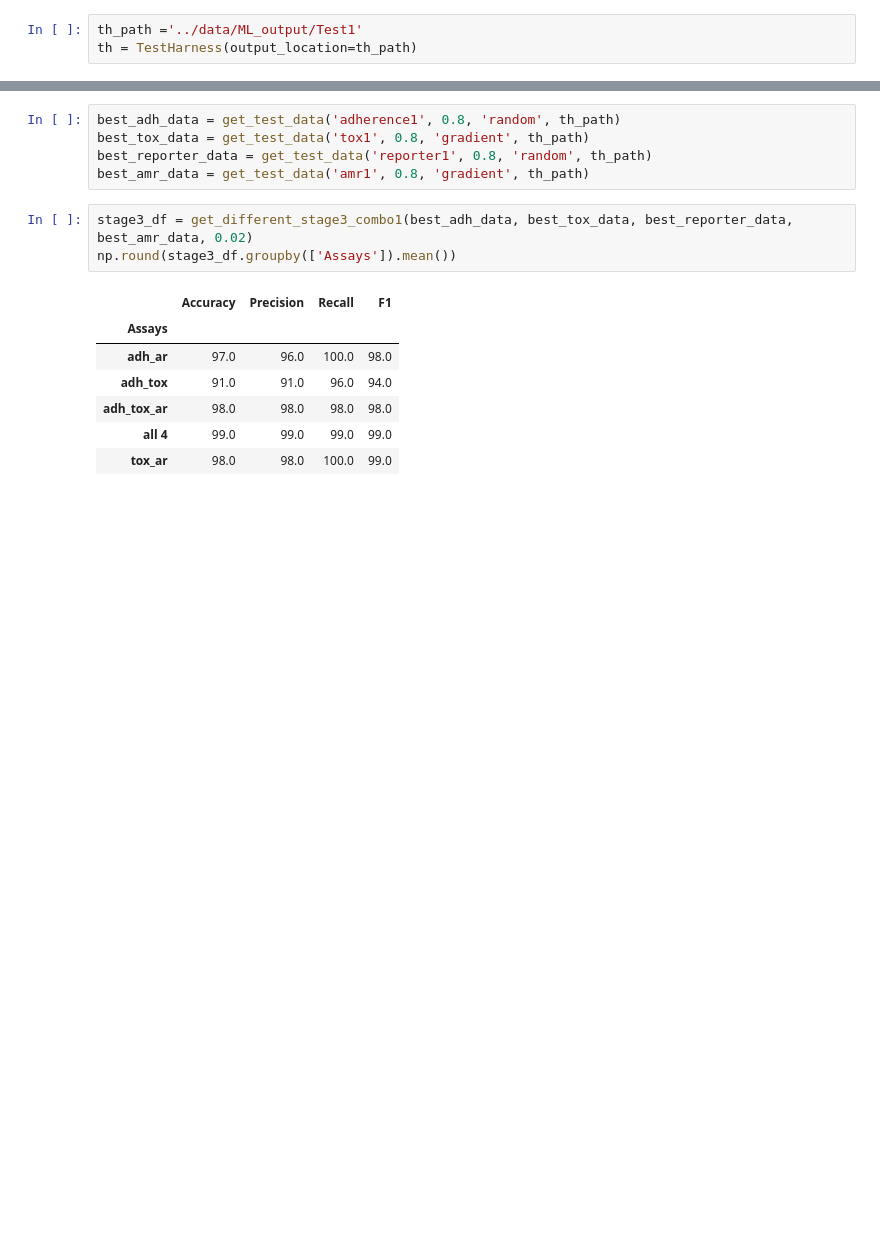
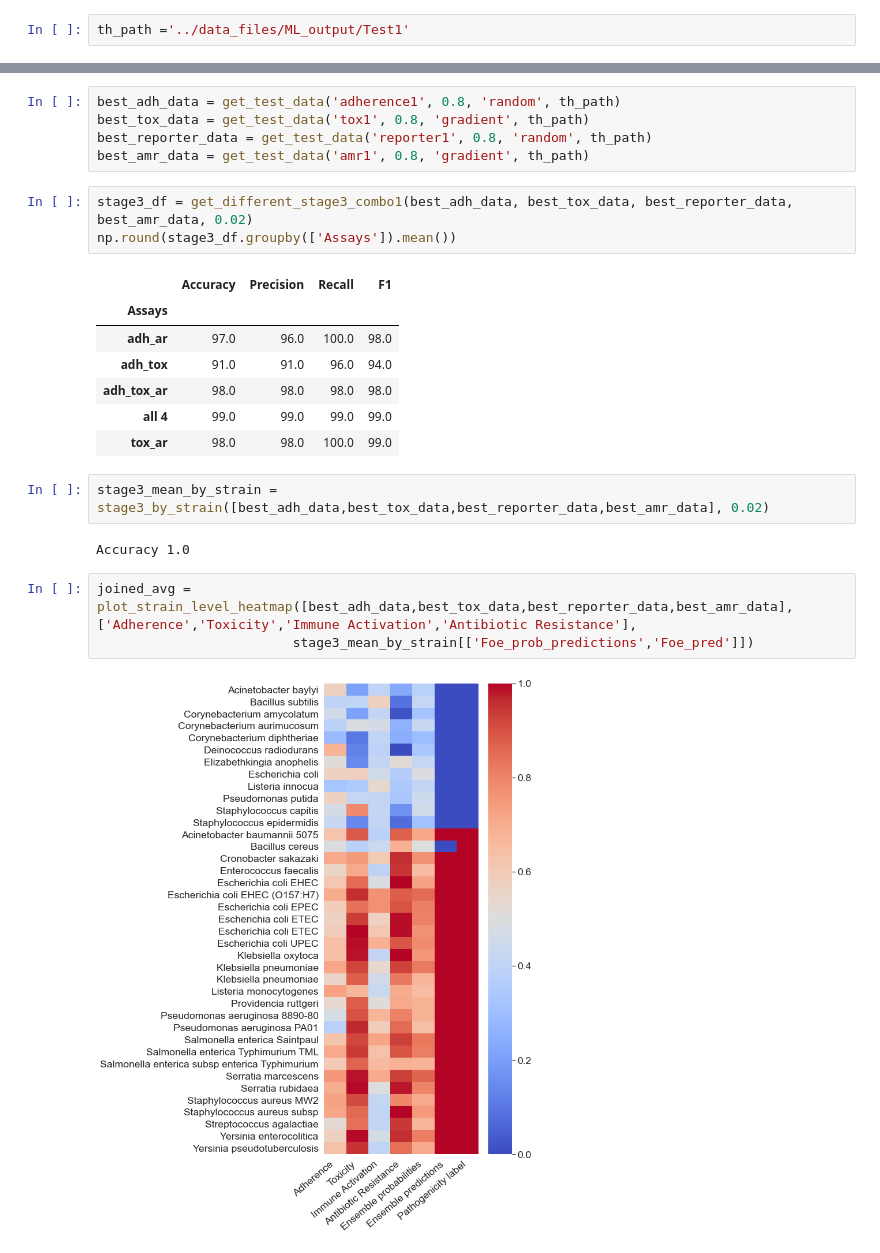
Before and after one commit to netrias/PathEngine, a Jupyter notebook: notebooks/IVV_Test1.ipynb, the cells around one changed output, grey strips where cells are left out. Saved outputs shown, nothing was run; the diff lists cells and outputs as text; blank space fills up the shorter version.

Commit message:
Updated the notebook and added a function to plot the heatmap

```diff
--- a/notebooks/IVV_Test1.ipynb
+++ b/notebooks/IVV_Test1.ipynb
@@ -24,8 +15,7 @@ from harness.th_model_instances.perovskite_models.xgboost import gradient_booste
 %load_ext autoreload
 %autoreload 2
 # %%
-th_path ='../data/ML_output/Test1'
-th = TestHarness(output_location=th_path)
+th_path ='../data_files/ML_output/Test1'
 # %% [markdown]
 # Adherence
 # %%
@@ -287,3 +291,12 @@ np.round(stage3_df.groupby(['Assays']).mean())
 | adh_tox_ar | 98.0 | 98.0 | 98.0 | 98.0 |
 | all 4 | 99.0 | 99.0 | 99.0 | 99.0 |
 | tox_ar | 98.0 | 98.0 | 100.0 | 99.0 |
+# %%
+stage3_mean_by_strain = stage3_by_strain([best_adh_data,best_tox_data,best_reporter_data,best_amr_data], 0.02)
+# %% [output]
+Accuracy 1.0
+# %%
+joined_avg = plot_strain_level_heatmap([best_adh_data,best_tox_data,best_reporter_data,best_amr_data],['Adherence','Toxicity','Immune Activation','Antibiotic Resistance'],
+                         stage3_mean_by_strain[['Foe_prob_predictions','Foe_pred']])
+# %% [output]
+[figure, added]
```
Also changed, not shown: parts of 13 cells of this notebook, 2 other files.
